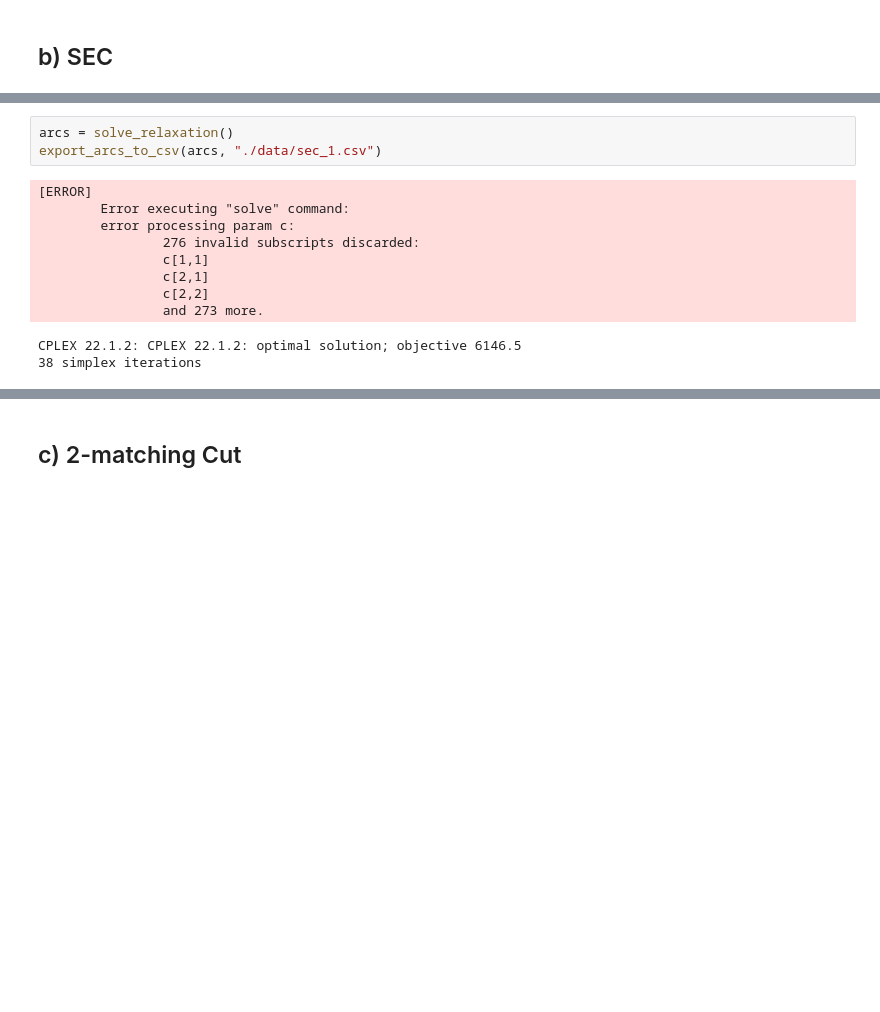
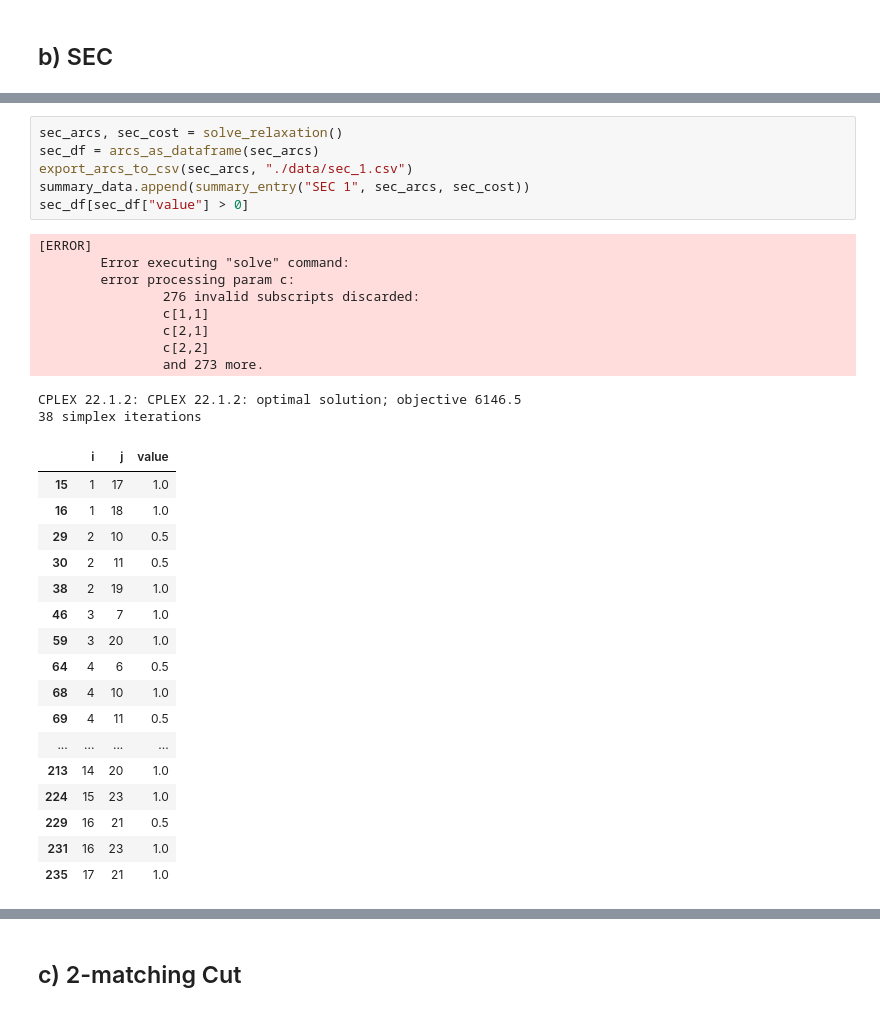
Before and after one commit to Diviloper/MESIO, a Jupyter notebook: mmio/tsp/lower_bounds.ipynb, the cells around one changed output, grey strips where cells are left out. Cells and saved outputs as stored; diff of their text form; blank space fills up the shorter version.

```diff
--- a/mmio/tsp/lower_bounds.ipynb
+++ b/mmio/tsp/lower_bounds.ipynb
@@ -62,17 +87,37 @@ Merging node 1 ({1}) and node 18 ({18}) into node A
 Subtour found between nodes {1, 18, 7}
 x[1, 7] + x[1, 18] + x[7, 18] = 2.5 !<= 2
 # %%
-arcs = solve_relaxation()
-export_arcs_to_csv(arcs, "./data/sec_1.csv")
+sec_arcs, sec_cost = solve_relaxation()
+sec_df = arcs_as_dataframe(sec_arcs)
+export_arcs_to_csv(sec_arcs, "./data/sec_1.csv")
+summary_data.append(summary_entry("SEC 1", sec_arcs, sec_cost))
+sec_df[sec_df["value"] > 0]
 # %% [output]
 [ERROR]
         Error executing "solve" command:
         error processing param c:
                 276 invalid subscripts discarded:
                 c[1,1]
                 c[2,1]
                 c[2,2]
                 and 273 more.
 CPLEX 22.1.2: CPLEX 22.1.2: optimal solution; objective 6146.5
 38 simplex iterations
+|  | i | j | value |
+| 15 | 1 | 17 | 1.0 |
+| 16 | 1 | 18 | 1.0 |
+| 29 | 2 | 10 | 0.5 |
+| 30 | 2 | 11 | 0.5 |
+| 38 | 2 | 19 | 1.0 |
+| 46 | 3 | 7 | 1.0 |
+| 59 | 3 | 20 | 1.0 |
+| 64 | 4 | 6 | 0.5 |
+| 68 | 4 | 10 | 1.0 |
+| 69 | 4 | 11 | 0.5 |
+| ... | ... | ... | ... |
+| 213 | 14 | 20 | 1.0 |
+| 224 | 15 | 23 | 1.0 |
+| 229 | 16 | 21 | 0.5 |
+| 231 | 16 | 23 | 1.0 |
+| 235 | 17 | 21 | 1.0 |
 # %%
```
Also changed, not shown: parts of 22 cells of this notebook, 4 other files.
